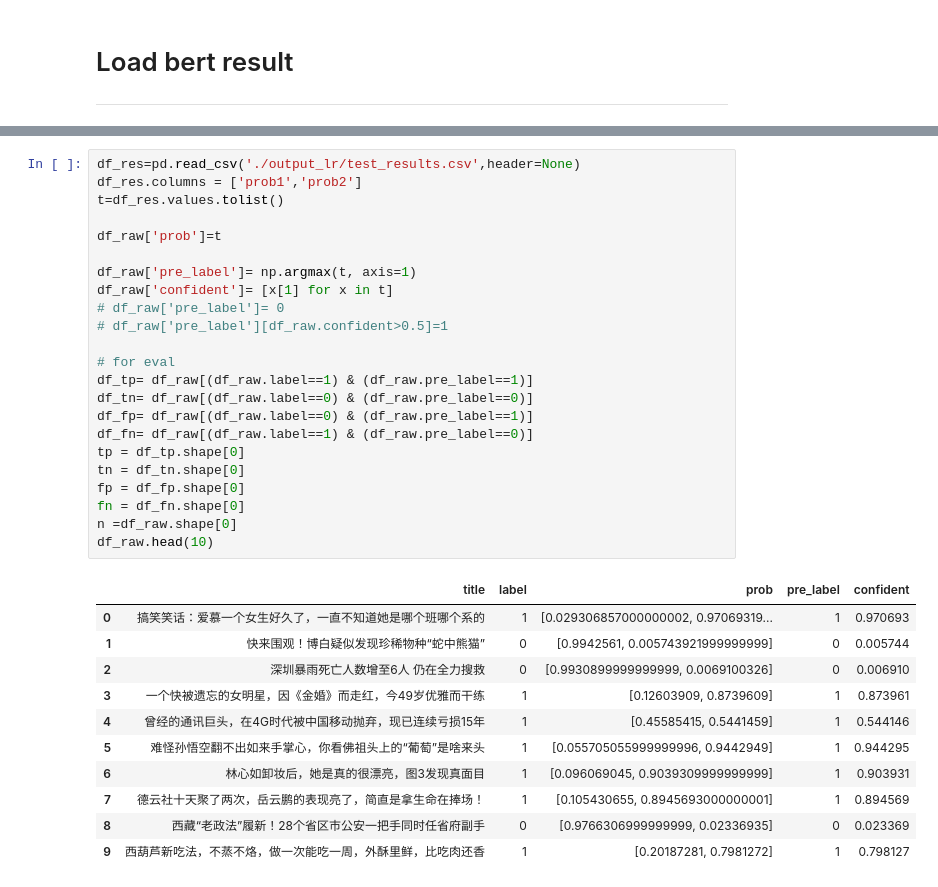
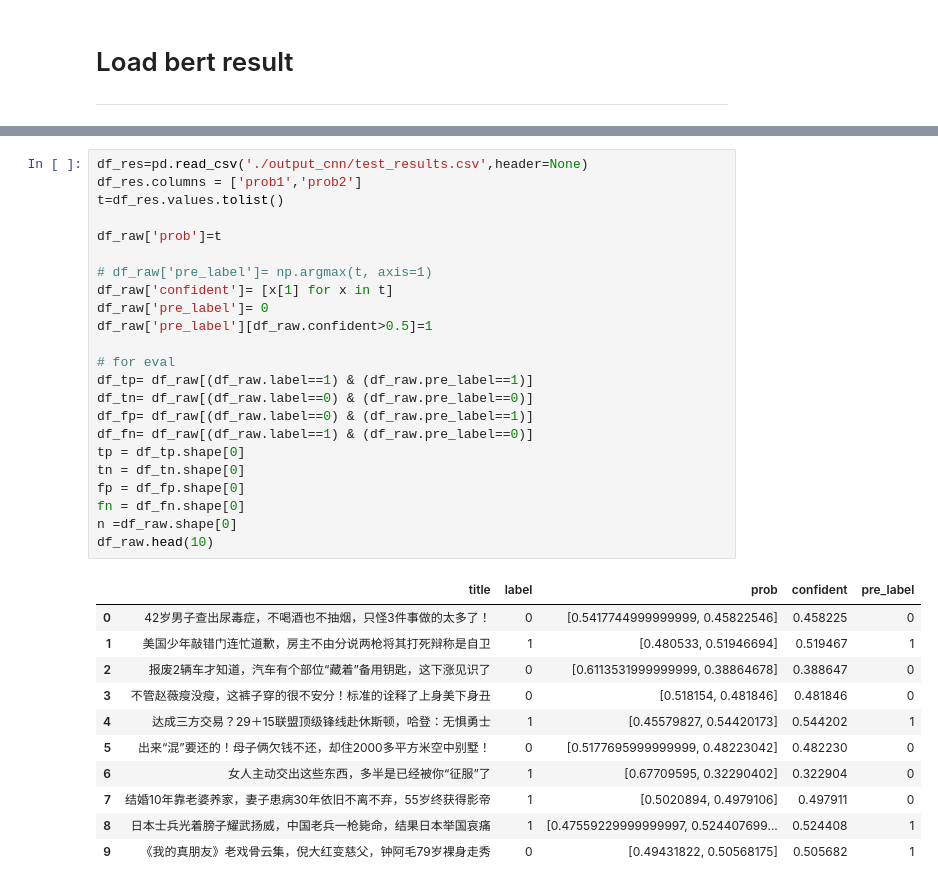
Before and after one commit to wangruichens/bert_multi_gpu, a Jupyter notebook: bert1.ipynb, the cells around one changed output, grey strips where cells are left out. Saved outputs shown, nothing was run; the diff lists cells and outputs as text.

```diff
--- a/bert1.ipynb
+++ b/bert1.ipynb
@@ -176,38 +192,38 @@ print(df_raw.shape)
 # %%
-df_res=pd.read_csv('./output_lr/test_results.csv',header=None)
+df_res=pd.read_csv('./output_cnn/test_results.csv',header=None)
 df_res.columns = ['prob1','prob2']
 t=df_res.values.tolist()
 
 df_raw['prob']=t
 
-df_raw['pre_label']= np.argmax(t, axis=1)
+# df_raw['pre_label']= np.argmax(t, axis=1)
 df_raw['confident']= [x[1] for x in t]
-# df_raw['pre_label']= 0
-# df_raw['pre_label'][df_raw.confident>0.5]=1
+df_raw['pre_label']= 0
+df_raw['pre_label'][df_raw.confident>0.5]=1
 
 # for eval
 df_tp= df_raw[(df_raw.label==1) & (df_raw.pre_label==1)]
 df_tn= df_raw[(df_raw.label==0) & (df_raw.pre_label==0)]
 df_fp= df_raw[(df_raw.label==0) & (df_raw.pre_label==1)]
 df_fn= df_raw[(df_raw.label==1) & (df_raw.pre_label==0)]
 tp = df_tp.shape[0]
 tn = df_tn.shape[0]
 fp = df_fp.shape[0]
 fn = df_fn.shape[0]
 n =df_raw.shape[0]
 df_raw.head(10)
 # %% [output]
-|  | title | label | prob | pre_label | confident |
-| 0 | 搞笑笑话：爱慕一个女生好久了，一直不知道她是哪个班哪个系的 | 1 | [0.029306857000000002, 0.97069319... | 1 | 0.970693 |
-| 1 | 快来围观！博白疑似发现珍稀物种“蛇中熊猫” | 0 | [0.9942561, 0.005743921999999999] | 0 | 0.005744 |
-| 2 | 深圳暴雨死亡人数增至6人 仍在全力搜救 | 0 | [0.9930899999999999, 0.0069100326] | 0 | 0.006910 |
-| 3 | 一个快被遗忘的女明星，因《金婚》而走红，今49岁优雅而干练 | 1 | [0.12603909, 0.8739609] | 1 | 0.873961 |
-| 4 | 曾经的通讯巨头，在4G时代被中国移动抛弃，现已连续亏损15年 | 1 | [0.45585415, 0.5441459] | 1 | 0.544146 |
-| 5 | 难怪孙悟空翻不出如来手掌心，你看佛祖头上的“葡萄”是啥来头 | 1 | [0.055705055999999996, 0.9442949] | 1 | 0.944295 |
-| 6 | 林心如卸妆后，她是真的很漂亮，图3发现真面目 | 1 | [0.096069045, 0.9039309999999999] | 1 | 0.903931 |
-| 7 | 德云社十天聚了两次，岳云鹏的表现亮了，简直是拿生命在捧场！ | 1 | [0.105430655, 0.8945693000000001] | 1 | 0.894569 |
-| 8 | 西藏“老政法”履新！28个省区市公安一把手同时任省府副手 | 0 | [0.9766306999999999, 0.02336935] | 0 | 0.023369 |
-| 9 | 西葫芦新吃法，不蒸不烙，做一次能吃一周，外酥里鲜，比吃肉还香 | 1 | [0.20187281, 0.7981272] | 1 | 0.798127 |
+|  | title | label | prob | confident | pre_label |
+| 0 | 42岁男子查出尿毒症，不喝酒也不抽烟，只怪3件事做的太多了！ | 0 | [0.5417744999999999, 0.45822546] | 0.458225 | 0 |
+| 1 | 美国少年敲错门连忙道歉，房主不由分说两枪将其打死辩称是自卫 | 1 | [0.480533, 0.51946694] | 0.519467 | 1 |
+| 2 | 报废2辆车才知道，汽车有个部位“藏着”备用钥匙，这下涨见识了 | 0 | [0.6113531999999999, 0.38864678] | 0.388647 | 0 |
+| 3 | 不管赵薇瘦没瘦，这裤子穿的很不安分！标准的诠释了上身美下身丑 | 0 | [0.518154, 0.481846] | 0.481846 | 0 |
+| 4 | 达成三方交易？29＋15联盟顶级锋线赴休斯顿，哈登：无惧勇士 | 1 | [0.45579827, 0.54420173] | 0.544202 | 1 |
+| 5 | 出来“混”要还的！母子俩欠钱不还，却住2000多平方米空中别墅！ | 0 | [0.5177695999999999, 0.48223042] | 0.482230 | 0 |
+| 6 | 女人主动交出这些东西，多半是已经被你“征服”了 | 1 | [0.67709595, 0.32290402] | 0.322904 | 0 |
+| 7 | 结婚10年靠老婆养家，妻子患病30年依旧不离不弃，55岁终获得影帝 | 1 | [0.5020894, 0.4979106] | 0.497911 | 0 |
+| 8 | 日本士兵光着膀子耀武扬威，中国老兵一枪毙命，结果日本举国哀痛 | 1 | [0.47559229999999997, 0.524407699... | 0.524408 | 1 |
+| 9 | 《我的真朋友》老戏骨云集，倪大红变慈父，钟阿毛79岁裸身走秀 | 0 | [0.49431822, 0.50568175] | 0.505682 | 1 |
 # %%
 print('tp=',tp)
 print('tn=',tn)
```
Also changed, not shown: parts of 13 cells of this notebook, 5 other files.
